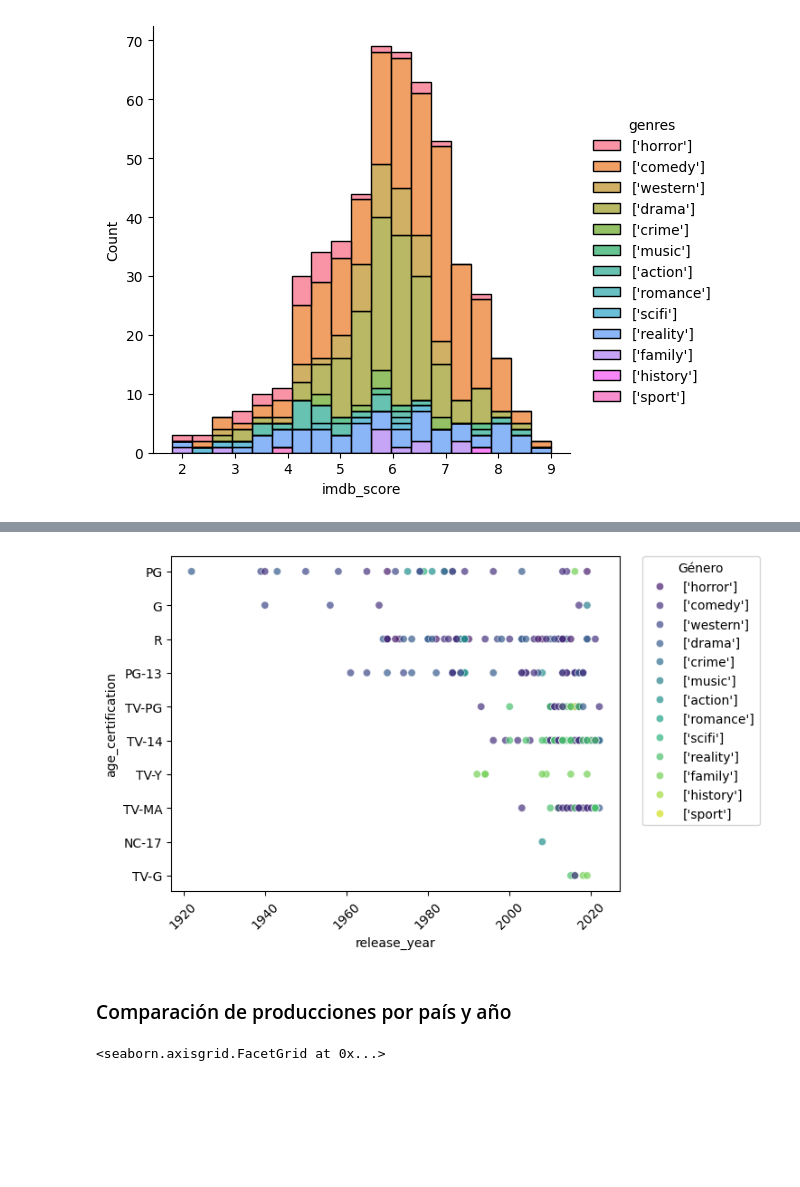
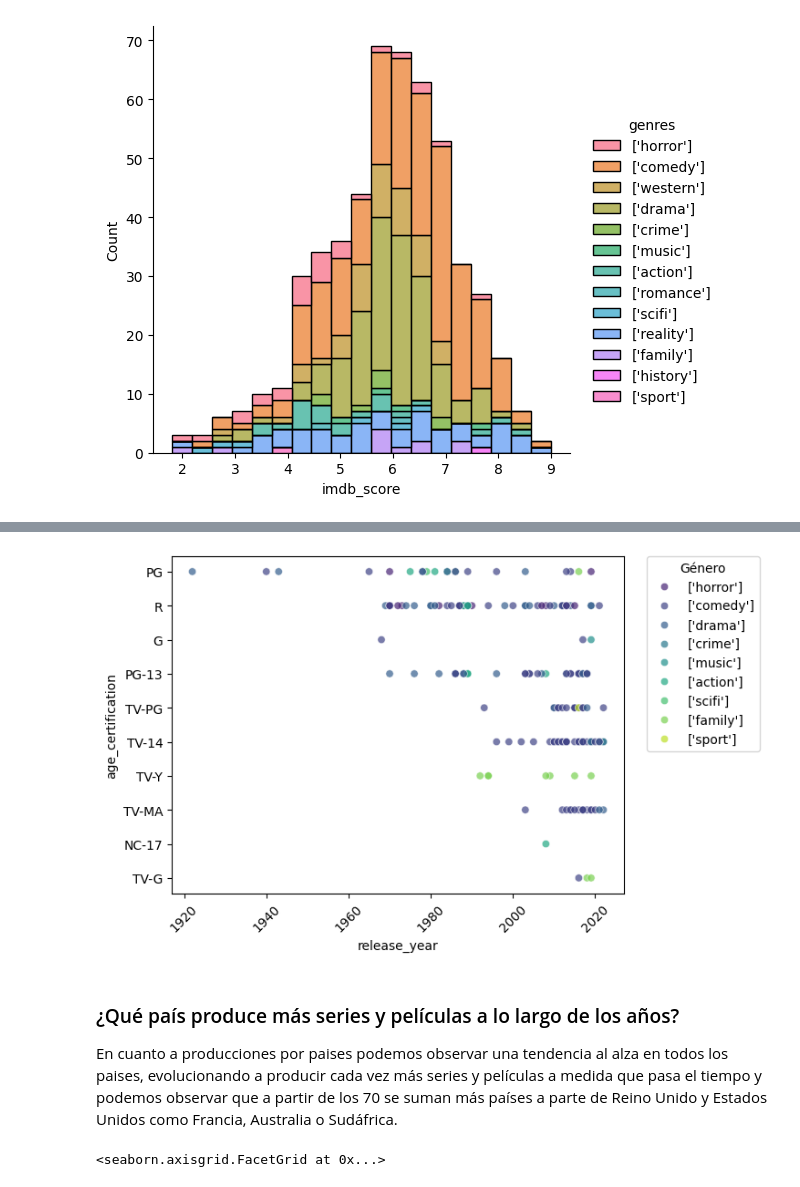
Before and after one commit to davidcabrero/EDA_Paramount, a Jupyter notebook: EDA_Paramount.ipynb, the cells around one changed output, grey strips where cells are left out. Cells and saved outputs as stored; diff of their text form; code cells hidden in the pictures; blank space fills up the shorter version.

```diff
--- a/EDA_Paramount.ipynb
+++ b/EDA_Paramount.ipynb
@@ -248,23 +265,24 @@ sns.displot(data=filtroGeneros,
 # %%
-filtroGeneros = df_paramount[df_paramount['genres'].apply(lambda x: len(str(x)) < 12 and len(str(x)) > 3)]
+filtroGeneros = df_paramount[df_paramount['genres'].apply(lambda x: len(str(x)) < 11 and len(str(x)) > 8)]
 sns.scatterplot(
     data=filtroGeneros,
     x="release_year",
     y="age_certification",
     hue="genres",            # Diferenciar por género
     palette="viridis",
     alpha=0.7                # Transparencia para ver puntos superpuestos
 )
 
 # Mover la leyenda fuera del gráfico
 plt.legend(title="Género", bbox_to_anchor=(1.05, 1), loc='upper left', borderaxespad=0)
 
 plt.xticks(rotation=45)
 plt.show()
 # %% [output]
-[figure, old version]
+[figure, new version]
-# %% [markdown]
-### Comparación de producciones por país y año
+# %% [markdown]
+### ¿Qué país produce más series y películas a lo largo de los años?
+En cuanto a producciones por paises podemos observar una tendencia al alza en todos los paises, evolucionando a producir cada vez más series y películas a medida que pasa el tiempo y podemos observar que a partir de los 70 se suman más países a parte de Reino Unido y Estados Unidos como Francia, Australia o Sudáfrica.
 # %%
 filtroPaises = df_paramount[df_paramount['production_countries'].isin(["['US']", "['GB']", "['FR']", "['CA']", "['ZA']", "['AU']"])]
 
```
Also changed, not shown: parts of 33 cells of this notebook, 1 other file.
